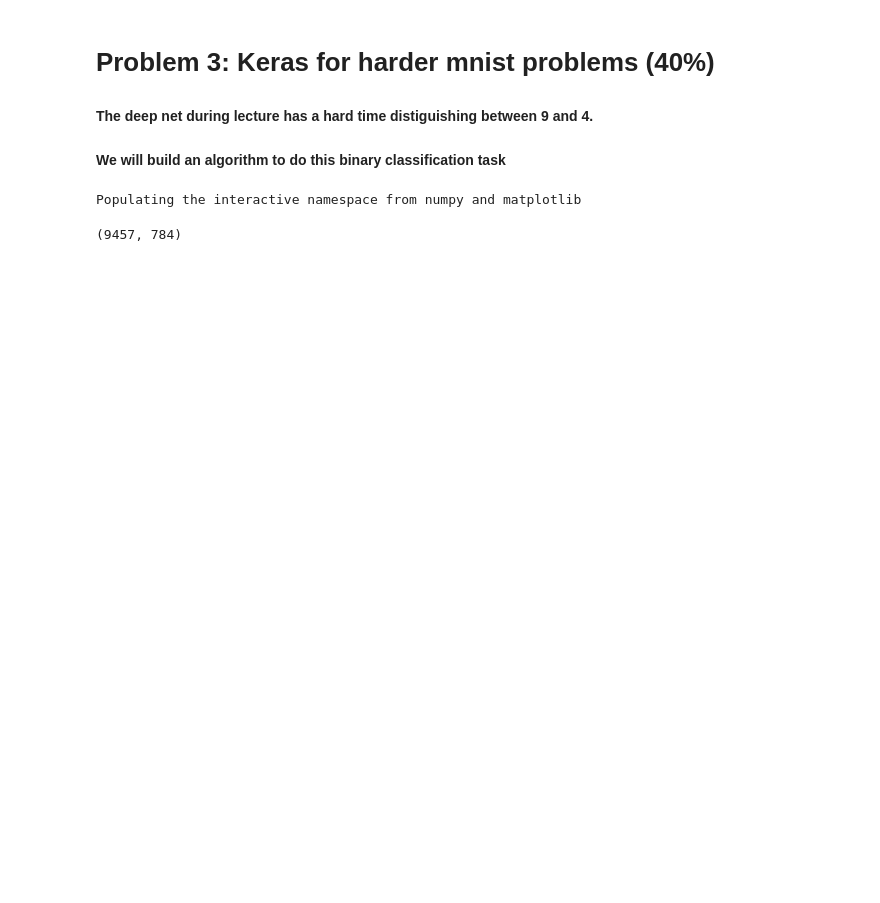
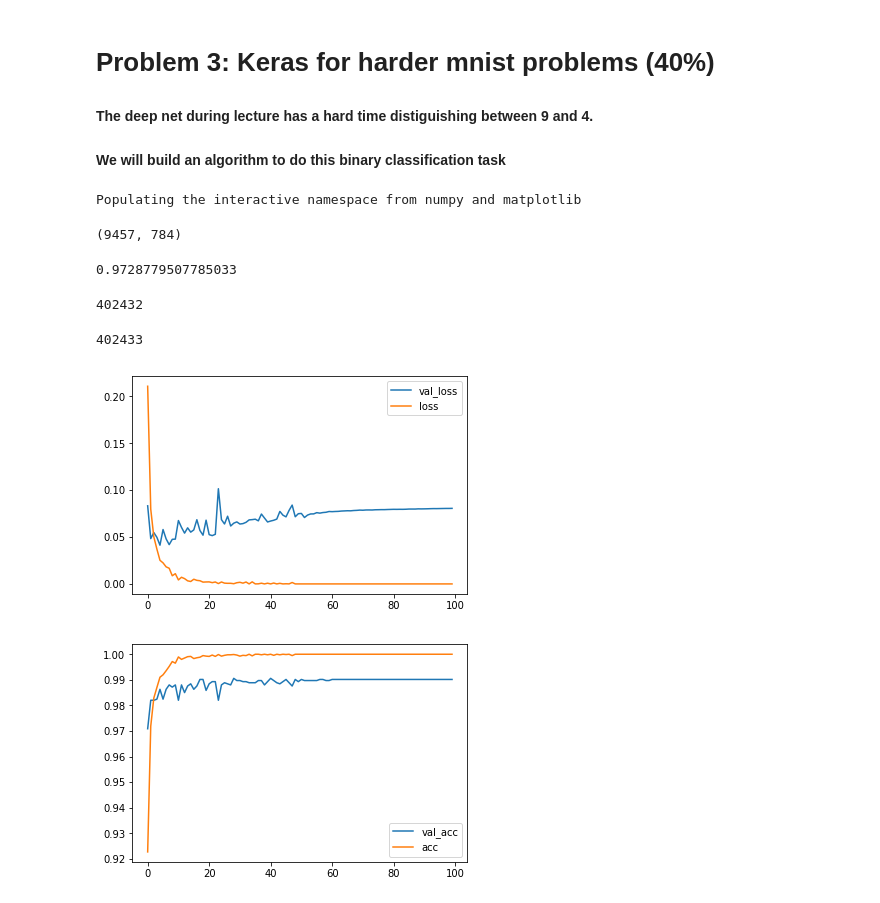
Before and after one commit to dansmith11235/ml_finance, a Jupyter notebook: hw1/H_homework_1.ipynb, the cells around one changed output. Drawn from its saved outputs; the diff is of its cells as text; code cells hidden in the pictures; blank space fills up the shorter version.

```diff
--- a/hw1/H_homework_1.ipynb
+++ b/hw1/H_homework_1.ipynb
@@ -237,8 +359,13 @@ from sklearn.linear_model import LogisticRegression
 from sklearn.metrics import accuracy_score
 # Add code here
 
-# sklearn_lr_predictions = ...
+sklearn_lr_model = LogisticRegression()
+sklearn_lr_model.fit(x_train, y_train)
+
+sklearn_lr_predictions = sklearn_lr_model.predict(x_test)
 accuracy_score(y_test, sklearn_lr_predictions)
+# %% [output]
+0.9728779507785033
 # %%
 from IPython.display import SVG
 from keras.utils.vis_utils import model_to_dot
@@ -247,10 +374,12 @@ def plot_model_in_notebook(model):
     return SVG(model_to_dot(model, show_shapes=True).create(prog='dot', format='svg'))
 # %%
 K.clear_session()
-num_hidden_units = 256
-# digit_input = ...
-# define model
-# model = ...
+num_hidden_units = 512
+digit_input = Input(shape=(x_train.shape[1],))
+x = Dense(num_hidden_units, activation=LeakyReLU(0.1))(digit_input)
+# x = Dropout(rate=0.2, seed=42)(x)
+output = Dense(1, activation="sigmoid")(x)
+model = Model(digit_input, output)
 
 #NB: you probably want BINARY cross entropy i.e. 'binary_crossentropy' for the loss function
-# model.compile(...
+model.compile(optimizer=RMSprop(lr=2e-3, decay=1e-5), loss='binary_crossentropy', metrics=['accuracy'])
@@ -259,2 +388,7 @@ plot_model_in_notebook(model)
 # %%
 # how many params does the model have?
+print(784 * 512 + 512 + 512 *1)
+model.count_params()
+# %% [output]
+402432
+402433
@@ -265,0 +395,11 @@ plot_model_in_notebook(model)
+# %%
+# Add code here
+model.fit(x_train, y_train, validation_data=(x_val, y_val), epochs=100, batch_size=128, shuffle=True, verbose=0)
+
+pd.DataFrame(model.history.history)[['val_loss', 'loss']].plot()
+pd.DataFrame(model.history.history)[['val_acc', 'acc']].plot()
+
+keras_predictions = model.predict(x_test)
+# %% [output]
+[figure, added]
+[figure, added]
```
Also changed, not shown: parts of 32 cells of this notebook.
